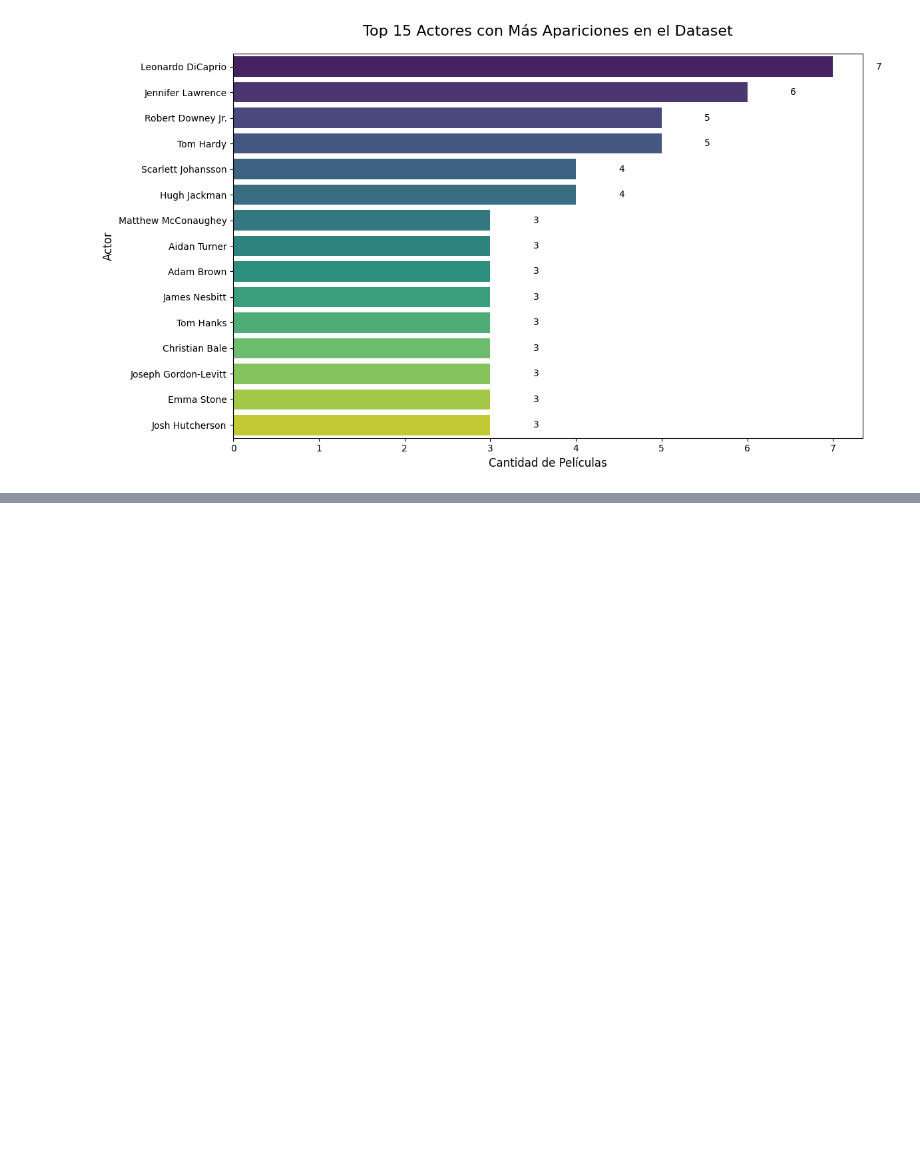
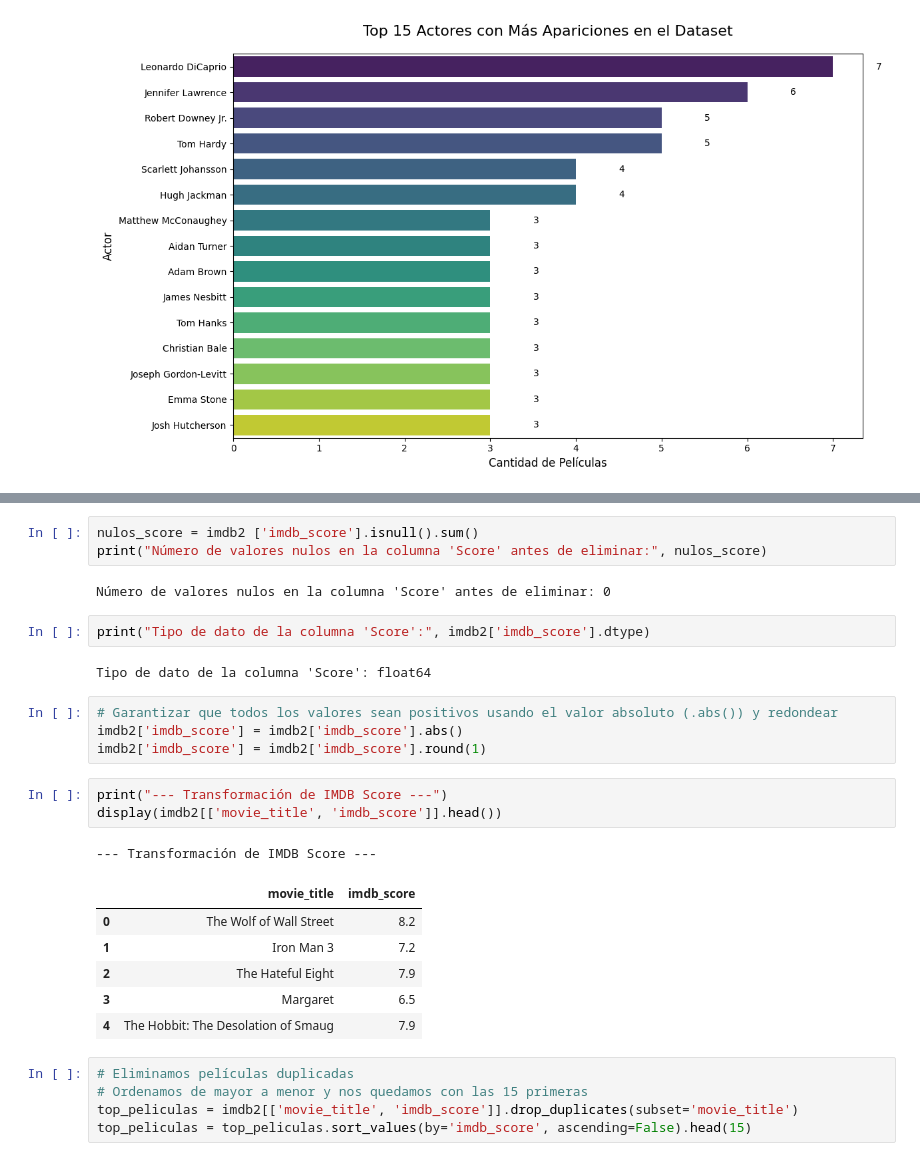
Before and after one commit to RodrigoJOsorio/Exploracion_de_datos_CDTDO, a Jupyter notebook: Ejercicio_IMBD.ipynb, the cells around one changed output, grey strips where cells are left out. Drawn from its saved outputs; the diff is of its cells as text; blank space fills up the shorter version.

```diff
--- a/Ejercicio_IMBD.ipynb
+++ b/Ejercicio_IMBD.ipynb
@@ -258,0 +265,29 @@ plt.show()
+# %%
+nulos_score = imdb2 ['imdb_score'].isnull().sum()
+print("Número de valores nulos en la columna 'Score' antes de eliminar:", nulos_score)
+# %% [output]
+Número de valores nulos en la columna 'Score' antes de eliminar: 0
+# %%
+print("Tipo de dato de la columna 'Score':", imdb2['imdb_score'].dtype)
+# %% [output]
+Tipo de dato de la columna 'Score': float64
+# %%
+# Garantizar que todos los valores sean positivos usando el valor absoluto (.abs()) y redondear
+imdb2['imdb_score'] = imdb2['imdb_score'].abs()
+imdb2['imdb_score'] = imdb2['imdb_score'].round(1)
+# %%
+print("--- Transformación de IMDB Score ---")
+display(imdb2[['movie_title', 'imdb_score']].head())
+# %% [output]
+--- Transformación de IMDB Score ---
+|  | movie_title | imdb_score |
+| 0 | The Wolf of Wall Street | 8.2 |
+| 1 | Iron Man 3 | 7.2 |
+| 2 | The Hateful Eight | 7.9 |
+| 3 | Margaret | 6.5 |
+| 4 | The Hobbit: The Desolation of Smaug | 7.9 |
+# %%
+# Eliminamos películas duplicadas
+# Ordenamos de mayor a menor y nos quedamos con las 15 primeras
+top_peliculas = imdb2[['movie_title', 'imdb_score']].drop_duplicates(subset='movie_title')
+top_peliculas = top_peliculas.sort_values(by='imdb_score', ascending=False).head(15)
```
Also changed, not shown: parts of 2 cells of this notebook.
